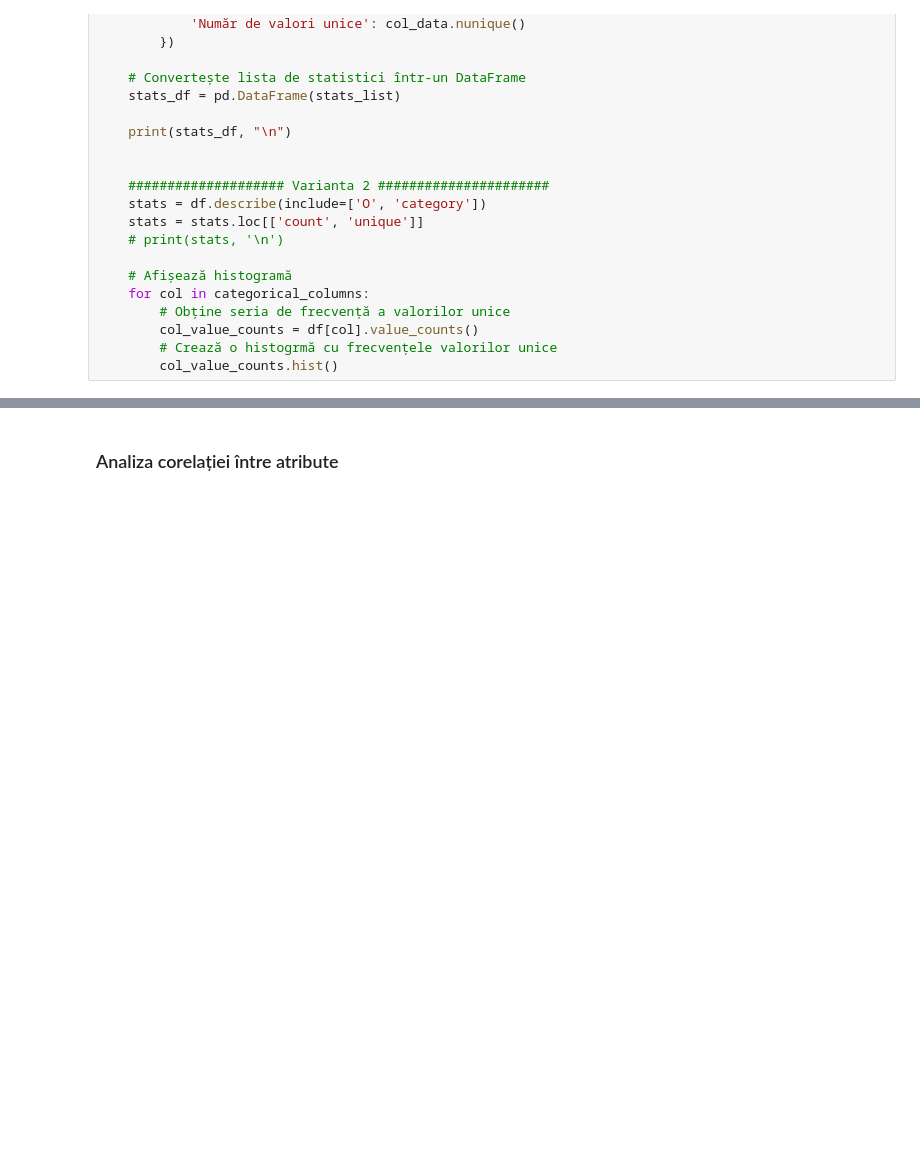
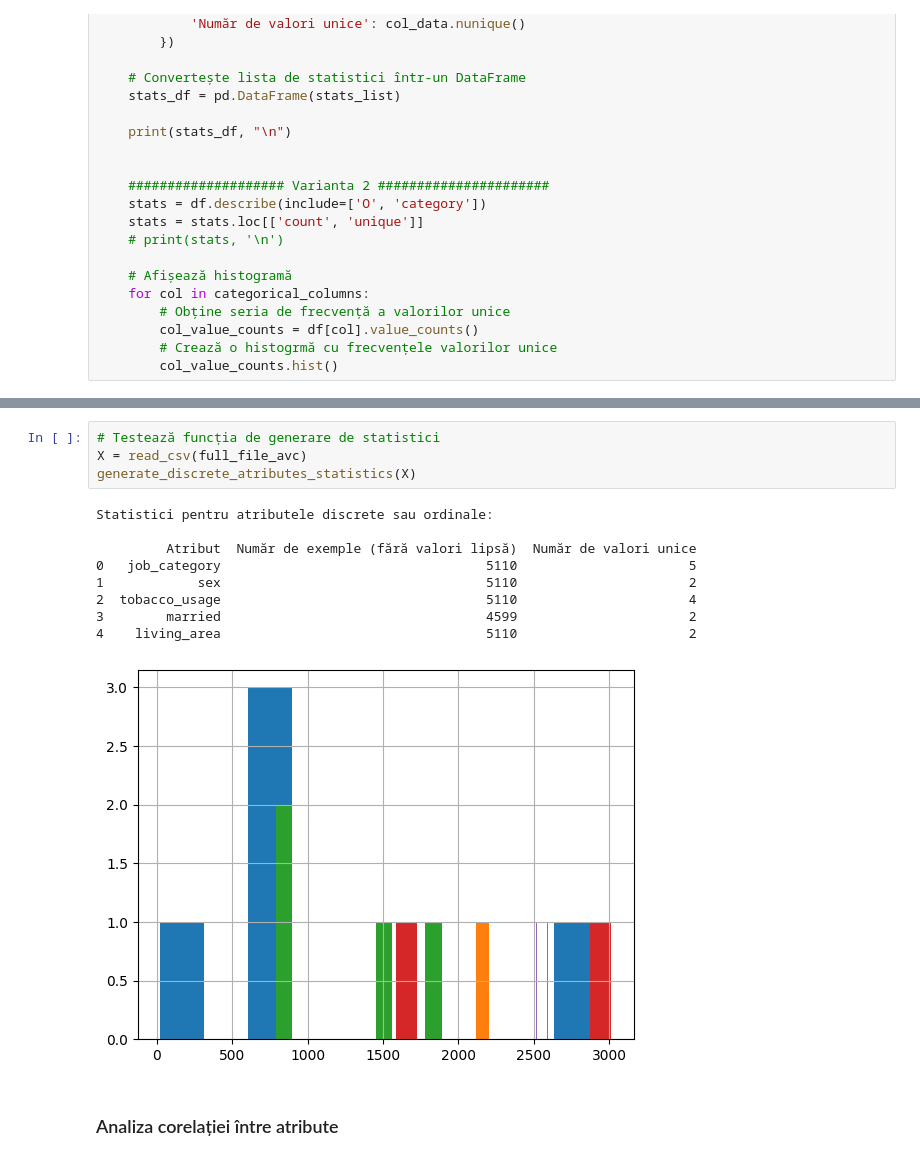
Before and after one commit to Ana-Mirza/IA_Tema2, a Jupyter notebook: tema2.ipynb, the cells around one changed output, grey strips where cells are left out. Saved outputs shown, nothing was run; the diff lists cells and outputs as text; blank space fills up the shorter version.

```diff
--- a/tema2.ipynb
+++ b/tema2.ipynb
@@ -147,3 +147,17 @@ Statistici pentru atributele discrete sau ordinale:
+# %%
+# Testează funcția de generare de statistici
+X = read_csv(full_file_avc)
+generate_discrete_atributes_statistics(X)
+# %% [output]
+Statistici pentru atributele discrete sau ordinale:
+
+         Atribut  Număr de exemple (fără valori lipsă)  Număr de valori unice
+0   job_category                                  5110                      5
+1            sex                                  5110                      2
+2  tobacco_usage                                  5110                      4
+3        married                                  4599                      2
+4    living_area                                  5110                      2
+[figure, added]
 # %% [markdown]
 ### Analiza corelației între atribute
 # %%
```
Also changed, not shown: parts of 41 cells of this notebook.
